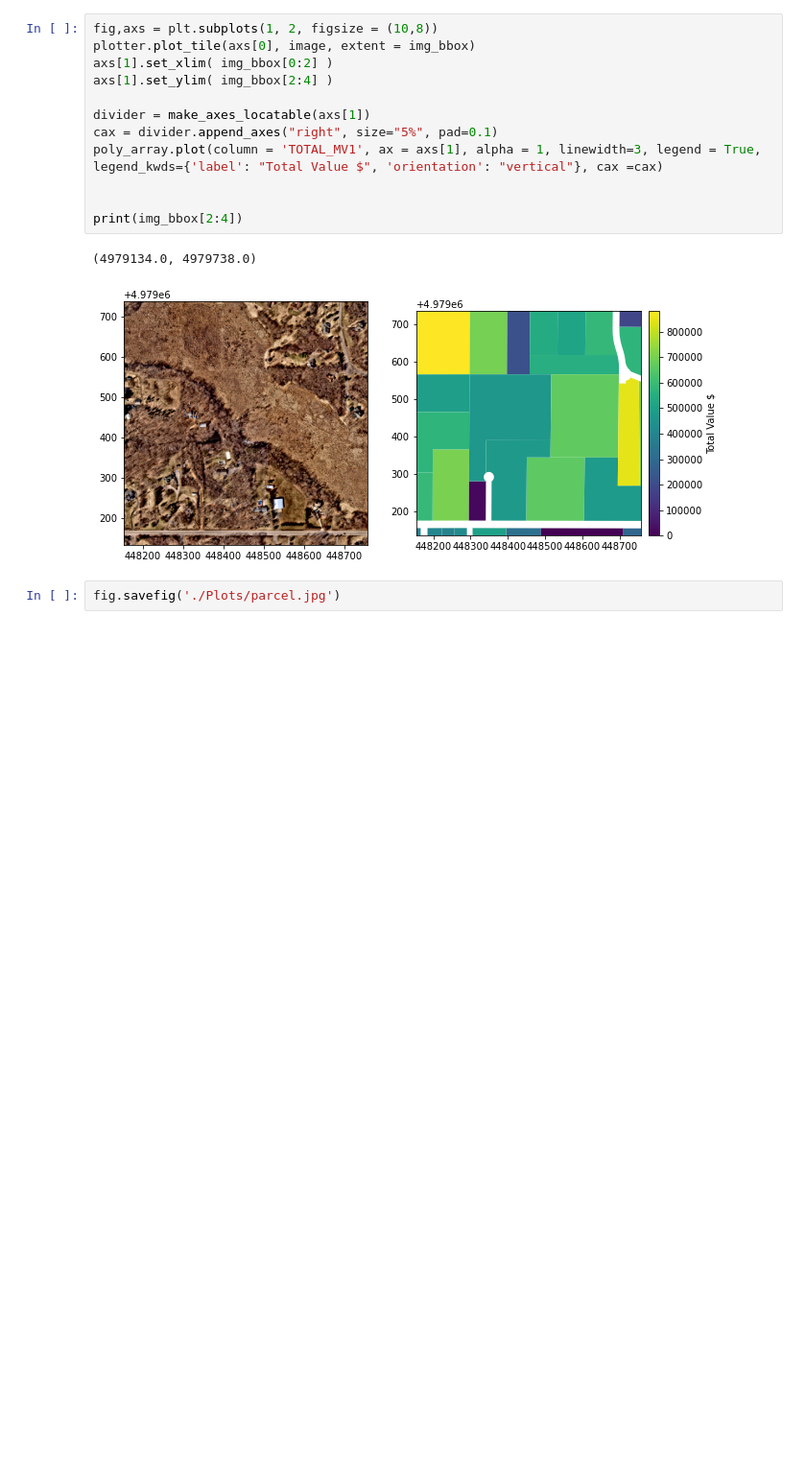
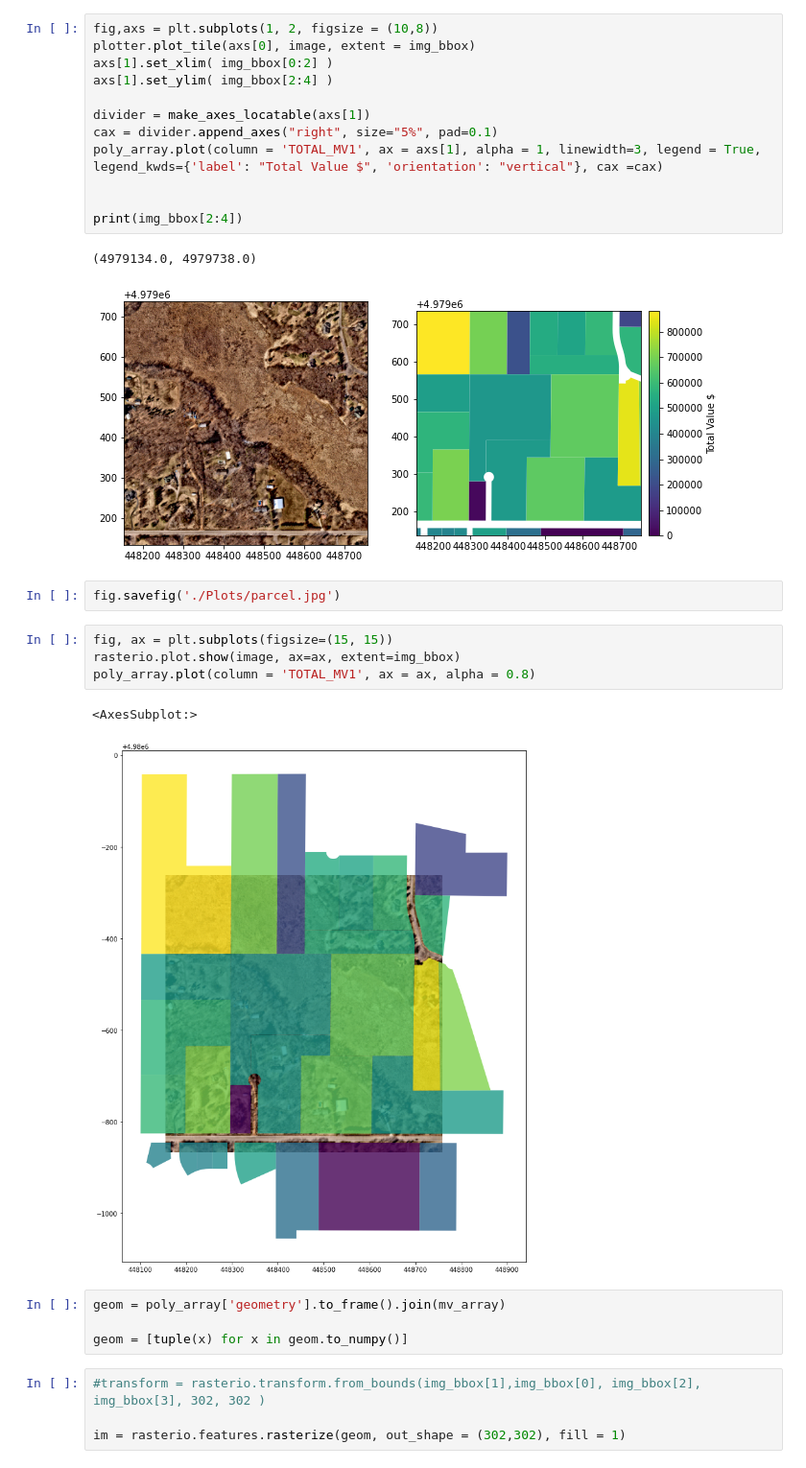
Before and after one commit to mvrl/disaggregation, a Jupyter notebook: test.ipynb, the cells around one changed output. Shown at 96% size. Cells and saved outputs as stored; diff of their text form; blank space fills up the shorter version.

```diff
--- a/test.ipynb
+++ b/test.ipynb
@@ -52,3 +53,18 @@ print(img_bbox[2:4])
 [figure]
 # %%
 fig.savefig('./Plots/parcel.jpg')
+# %%
+fig, ax = plt.subplots(figsize=(15, 15))
+rasterio.plot.show(image, ax=ax, extent=img_bbox)
+poly_array.plot(column = 'TOTAL_MV1', ax = ax, alpha = 0.8)
+# %% [output]
+<AxesSubplot:>
+[figure, added]
+# %%
+geom = poly_array['geometry'].to_frame().join(mv_array)
+
+geom = [tuple(x) for x in geom.to_numpy()]
+# %%
+#transform = rasterio.transform.from_bounds(img_bbox[1],img_bbox[0], img_bbox[2], img_bbox[3], 302, 302 )
+
+im = rasterio.features.rasterize(geom, out_shape = (302,302), fill = 1)
```
Also changed, not shown: parts of 4 cells of this notebook, 2 other files.
